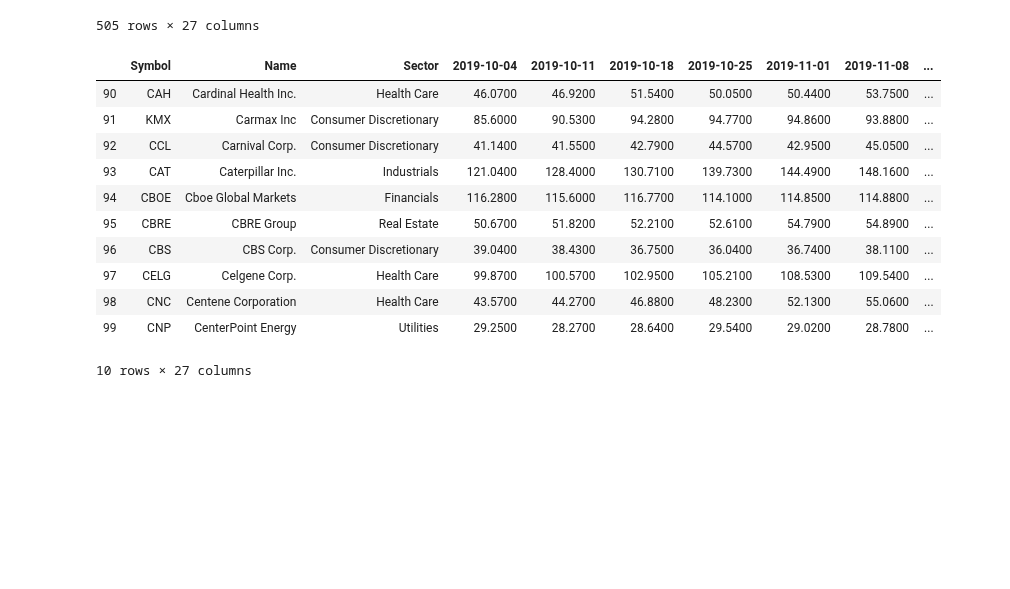
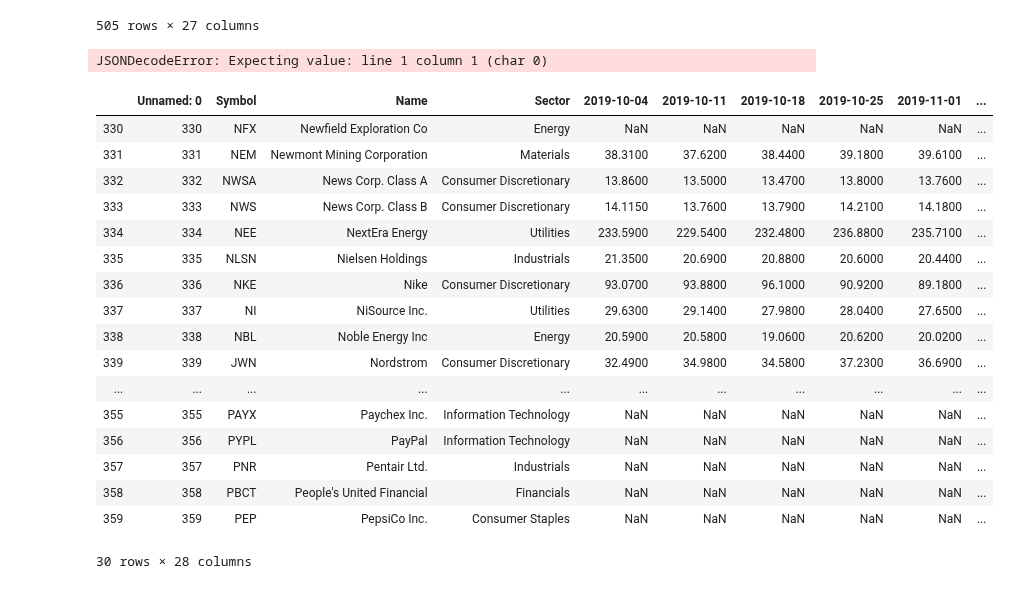
Before and after one commit to bhhnguyen/DataViz-Proj1, a Jupyter notebook: Wendy_ProjectDraft.ipynb, the cells around one changed output. Saved outputs shown, nothing was run; the diff lists cells and outputs as text; code cells hidden in the pictures; blank space fills up the shorter version.

```diff
--- a/Wendy_ProjectDraft.ipynb
+++ b/Wendy_ProjectDraft.ipynb
@@ -70,7 +71,9 @@ stock_data
 | 504 | ZTS | Zoetis | Health Care |  |  |  |  |  |  | ... |
 505 rows × 27 columns
 # %%
-for index, row in stock_data[95:100].iterrows():
+x = 0
+for index, row in stock_data[330:].iterrows():
+    x = x + 1
     params['symbol']=row["Symbol"]
     response = requests.get(base_url, params=params).json()
 
@@ -79,24 +82,35 @@ for index, row in stock_data[95:100].iterrows():
             stock_data.loc[index,week]= response["Weekly Time Series"][week]["4. close"]
         except:
             pass
+    if x == 5:
+        x = 0
+        time.sleep(61)
 
 
 stock_data.to_csv("stock_export.csv",index=False)
+# %% [output]
+JSONDecodeError: Expecting value: line 1 column 1 (char 0)
-# %%
-stock_data[90:100]
-# %% [output]
-|  | Symbol | Name | Sector | 2019-10-04 | 2019-10-11 | 2019-10-18 | 2019-10-25 | 2019-11-01 | 2019-11-08 | ... |
-| 90 | CAH | Cardinal Health Inc. | Health Care | 46.0700 | 46.9200 | 51.5400 | 50.0500 | 50.4400 | 53.7500 | ... |
-| 91 | KMX | Carmax Inc | Consumer Discretionary | 85.6000 | 90.5300 | 94.2800 | 94.7700 | 94.8600 | 93.8800 | ... |
-| 92 | CCL | Carnival Corp. | Consumer Discretionary | 41.1400 | 41.5500 | 42.7900 | 44.5700 | 42.9500 | 45.0500 | ... |
-| 93 | CAT | Caterpillar Inc. | Industrials | 121.0400 | 128.4000 | 130.7100 | 139.7300 | 144.4900 | 148.1600 | ... |
-| 94 | CBOE | Cboe Global Markets | Financials | 116.2800 | 115.6000 | 116.7700 | 114.1000 | 114.8500 | 114.8800 | ... |
-| 95 | CBRE | CBRE Group | Real Estate | 50.6700 | 51.8200 | 52.2100 | 52.6100 | 54.7900 | 54.8900 | ... |
-| 96 | CBS | CBS Corp. | Consumer Discretionary | 39.0400 | 38.4300 | 36.7500 | 36.0400 | 36.7400 | 38.1100 | ... |
-| 97 | CELG | Celgene Corp. | Health Care | 99.8700 | 100.5700 | 102.9500 | 105.2100 | 108.5300 | 109.5400 | ... |
-| 98 | CNC | Centene Corporation | Health Care | 43.5700 | 44.2700 | 46.8800 | 48.2300 | 52.1300 | 55.0600 | ... |
-| 99 | CNP | CenterPoint Energy | Utilities | 29.2500 | 28.2700 | 28.6400 | 29.5400 | 29.0200 | 28.7800 | ... |
-10 rows × 27 columns
+# %%
+stock_data[330:360]
+# %% [output]
+|  | Unnamed: 0 | Symbol | Name | Sector | 2019-10-04 | 2019-10-11 | 2019-10-18 | 2019-10-25 | 2019-11-01 | ... |
+| 330 | 330 | NFX | Newfield Exploration Co | Energy | NaN | NaN | NaN | NaN | NaN | ... |
+| 331 | 331 | NEM | Newmont Mining Corporation | Materials | 38.3100 | 37.6200 | 38.4400 | 39.1800 | 39.6100 | ... |
+| 332 | 332 | NWSA | News Corp. Class A | Consumer Discretionary | 13.8600 | 13.5000 | 13.4700 | 13.8000 | 13.7600 | ... |
+| 333 | 333 | NWS | News Corp. Class B | Consumer Discretionary | 14.1150 | 13.7600 | 13.7900 | 14.2100 | 14.1800 | ... |
+| 334 | 334 | NEE | NextEra Energy | Utilities | 233.5900 | 229.5400 | 232.4800 | 236.8800 | 235.7100 | ... |
+| 335 | 335 | NLSN | Nielsen Holdings | Industrials | 21.3500 | 20.6900 | 20.8800 | 20.6000 | 20.4400 | ... |
+| 336 | 336 | NKE | Nike | Consumer Discretionary | 93.0700 | 93.8800 | 96.1000 | 90.9200 | 89.1800 | ... |
+| 337 | 337 | NI | NiSource Inc. | Utilities | 29.6300 | 29.1400 | 27.9800 | 28.0400 | 27.6500 | ... |
+| 338 | 338 | NBL | Noble Energy Inc | Energy | 20.5900 | 20.5800 | 19.0600 | 20.6200 | 20.0200 | ... |
+| 339 | 339 | JWN | Nordstrom | Consumer Discretionary | 32.4900 | 34.9800 | 34.5800 | 37.2300 | 36.6900 | ... |
+| ... | ... | ... | ... | ... | ... | ... | ... | ... | ... | ... |
+| 355 | 355 | PAYX | Paychex Inc. | Information Technology | NaN | NaN | NaN | NaN | NaN | ... |
+| 356 | 356 | PYPL | PayPal | Information Technology | NaN | NaN | NaN | NaN | NaN | ... |
+| 357 | 357 | PNR | Pentair Ltd. | Industrials | NaN | NaN | NaN | NaN | NaN | ... |
+| 358 | 358 | PBCT | People's United Financial | Financials | NaN | NaN | NaN | NaN | NaN | ... |
+| 359 | 359 | PEP | PepsiCo Inc. | Consumer Staples | NaN | NaN | NaN | NaN | NaN | ... |
+30 rows × 28 columns
 # %%
 edit_df = stock_data.copy()
 # %%
```
Also changed, not shown: parts of 6 cells of this notebook, 2 other files.
